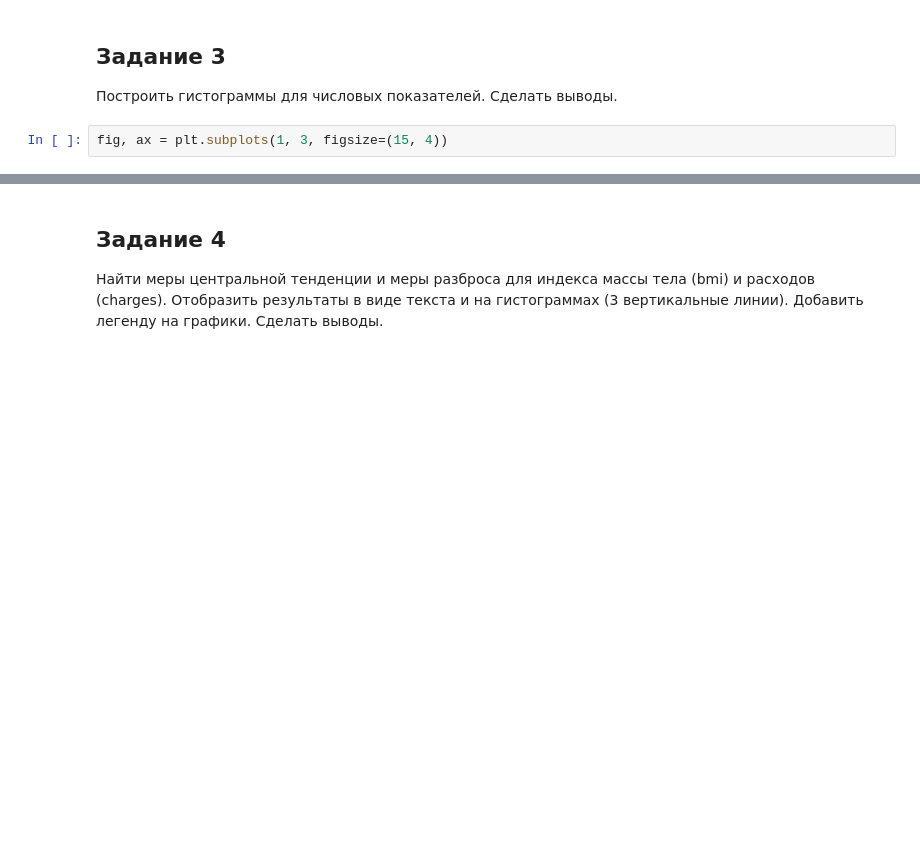
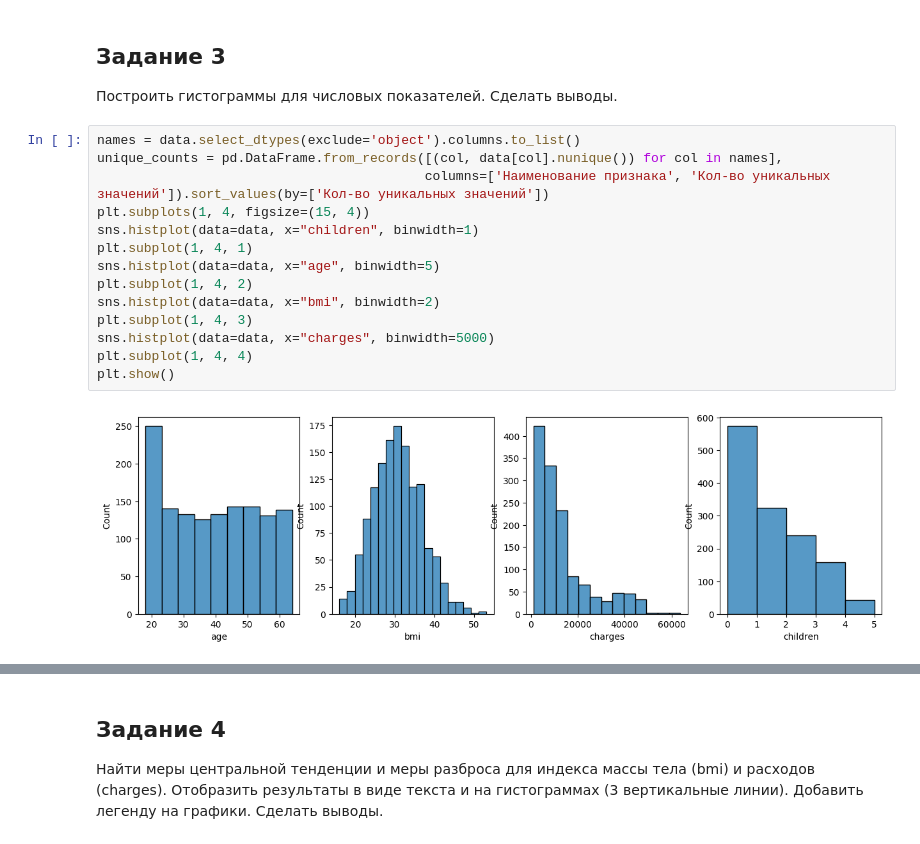
Before and after one commit to THE80X/BigData, a Jupyter notebook: pr-3.ipynb, the cells around one changed output, grey strips where cells are left out. Drawn from its saved outputs; the diff is of its cells as text; blank space fills up the shorter version.

```diff
--- a/pr-3.ipynb
+++ b/pr-3.ipynb
@@ -53,6 +60,20 @@ data.describe()
 ## Задание 3
 Построить гистограммы для числовых показателей. Сделать выводы.
 # %%
-fig, ax = plt.subplots(1, 3, figsize=(15, 4))
+names = data.select_dtypes(exclude='object').columns.to_list()
+unique_counts = pd.DataFrame.from_records([(col, data[col].nunique()) for col in names],
+                                          columns=['Наименование признака', 'Кол-во уникальных значений']).sort_values(by=['Кол-во уникальных значений'])
+plt.subplots(1, 4, figsize=(15, 4))
+sns.histplot(data=data, x="children", binwidth=1)
+plt.subplot(1, 4, 1)
+sns.histplot(data=data, x="age", binwidth=5)
+plt.subplot(1, 4, 2)
+sns.histplot(data=data, x="bmi", binwidth=2)
+plt.subplot(1, 4, 3)
+sns.histplot(data=data, x="charges", binwidth=5000)
+plt.subplot(1, 4, 4)
+plt.show()
+# %% [output]
+[figure, added]
 # %% [markdown]
 ## Вывод
```
Also changed, not shown: parts of 40 cells of this notebook, 4 other files.
